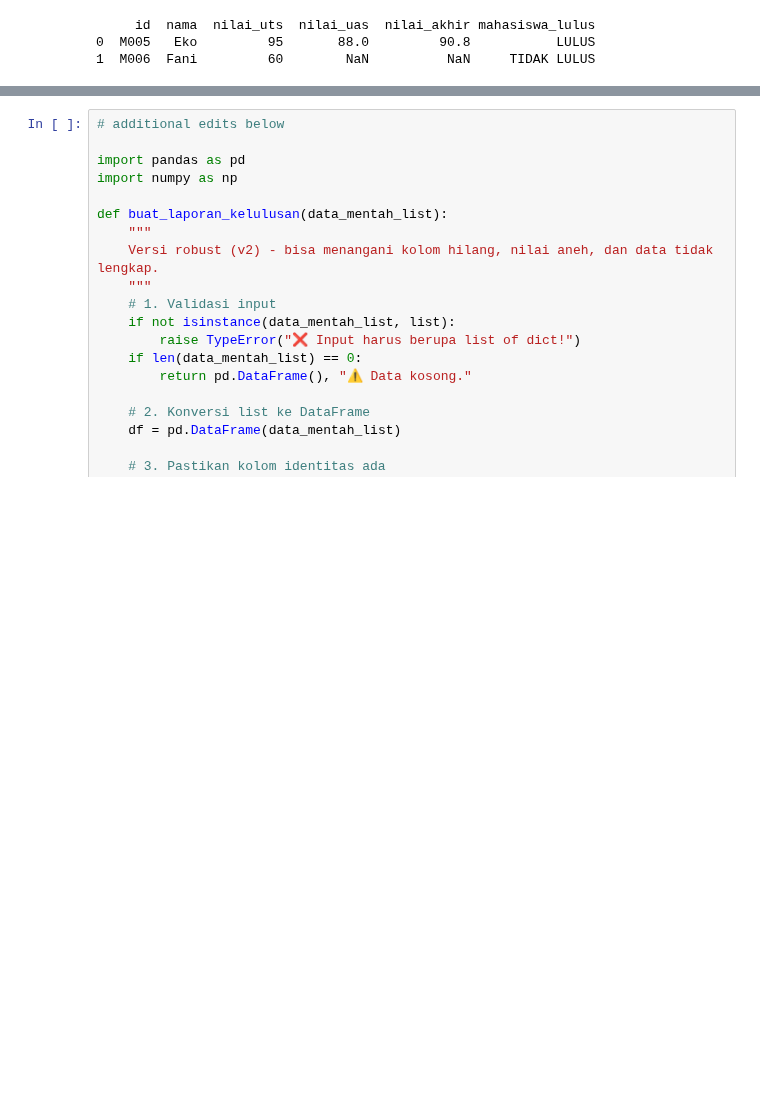
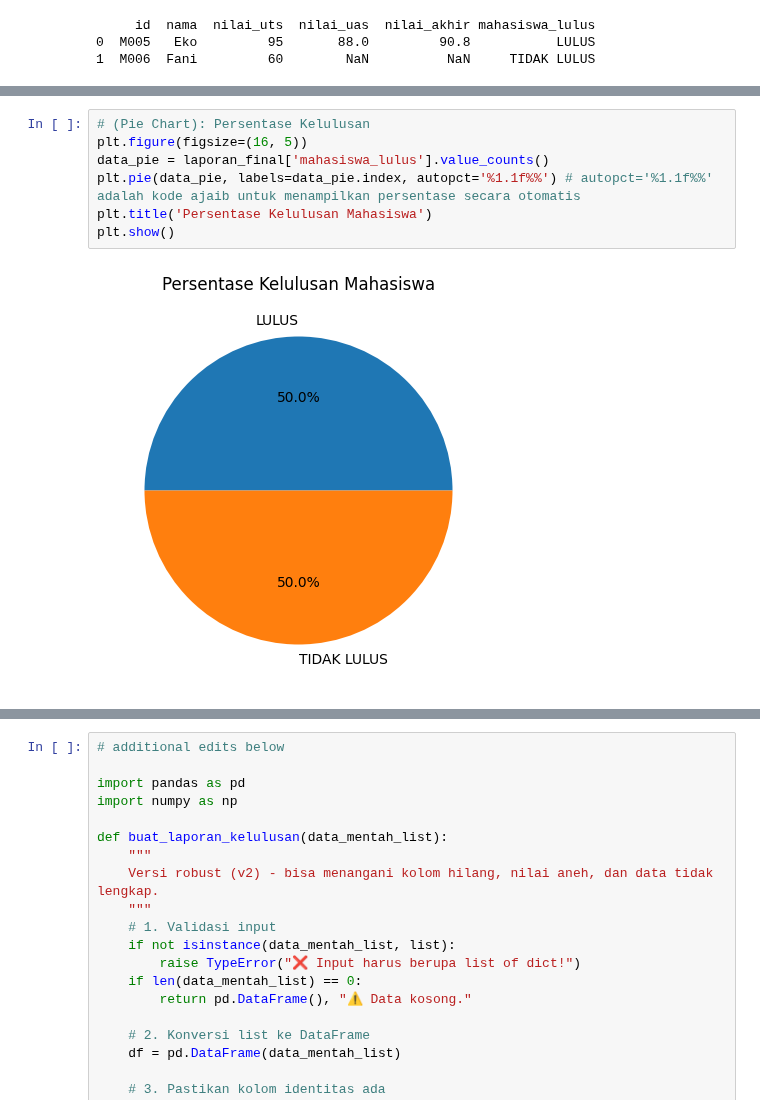
Before and after one commit to Aris0506/Python-Data-Analysis-Project-learning-journey, a Jupyter notebook: brainstroming/01 list/putting it together for reusabilty.ipynb, the cells around one changed output, grey strips where cells are left out. Drawn from its saved outputs; the diff is of its cells as text; blank space fills up the shorter version.

```diff
--- a/brainstroming/01 list/putting it together for reusabilty.ipynb
+++ b/brainstroming/01 list/putting it together for reusabilty.ipynb
@@ -68,0 +87,9 @@ print(laporan_semester_depan)
+# %%
+# (Pie Chart): Persentase Kelulusan
+plt.figure(figsize=(16, 5))
+data_pie = laporan_final['mahasiswa_lulus'].value_counts()
+plt.pie(data_pie, labels=data_pie.index, autopct='%1.1f%%') # autopct='%1.1f%%' adalah kode ajaib untuk menampilkan persentase secara otomatis
+plt.title('Persentase Kelulusan Mahasiswa')
+plt.show()
+# %% [output]
+[figure, added]
```
Also changed, not shown: parts of 4 cells of this notebook, 1 other file.
